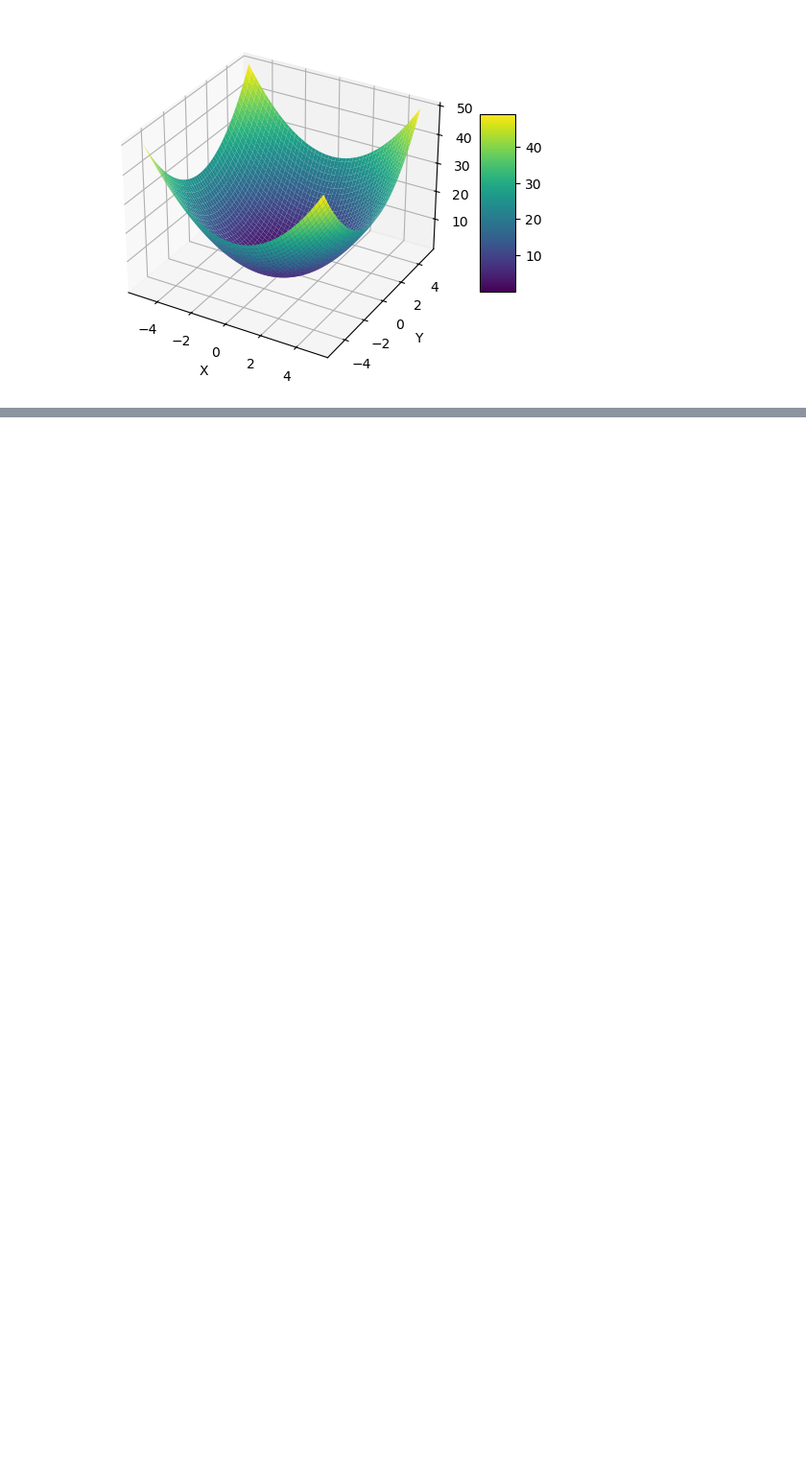
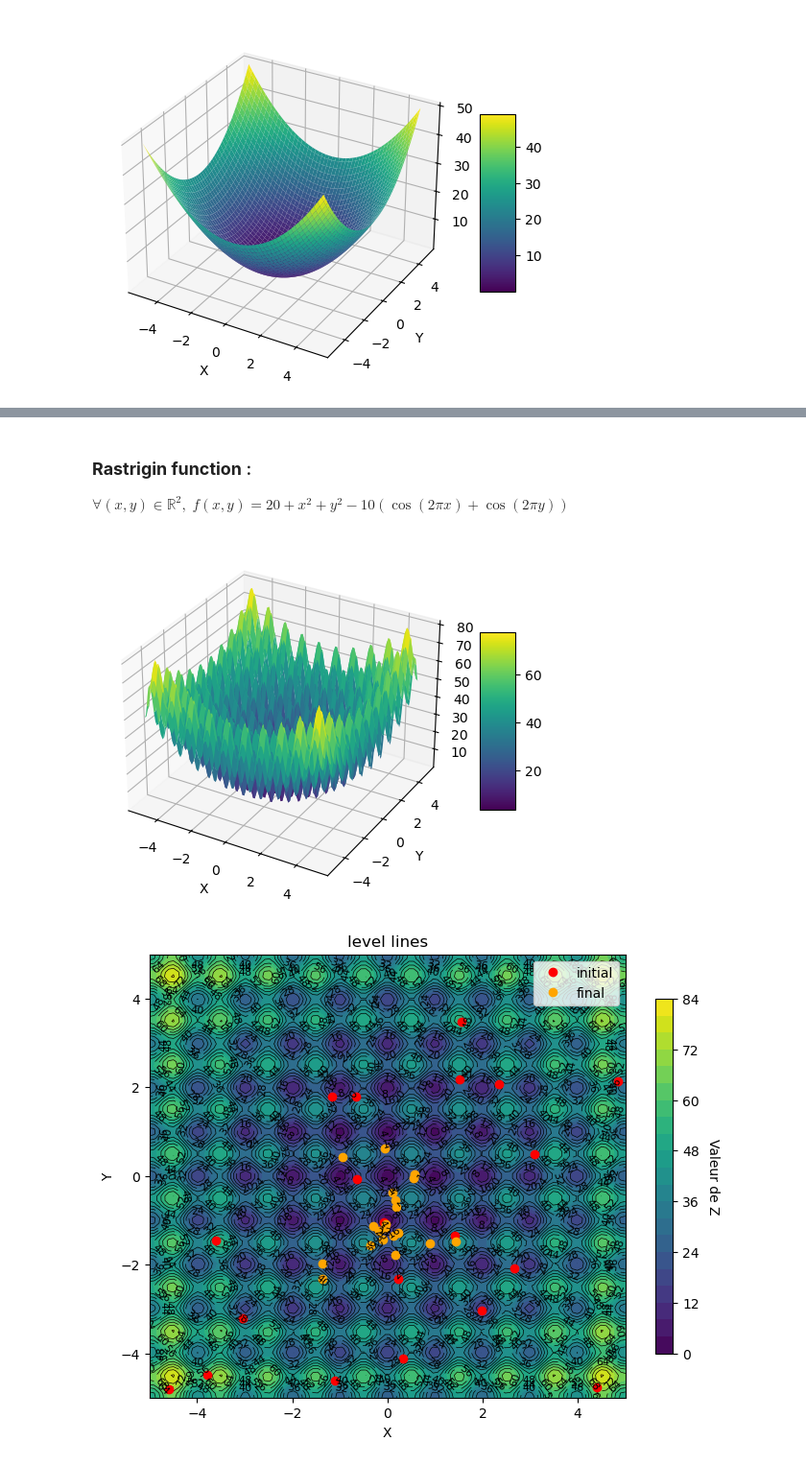
Before and after one commit to MohamedKeteb/optimization_pso_cbo, a Jupyter notebook: 2d_pso.ipynb, the cells around one changed output, grey strips where cells are left out. Shown at 96% size. Saved outputs shown, nothing was run; the diff lists cells and outputs as text; code cells hidden in the pictures; blank space fills up the shorter version.

```diff
--- a/2d_pso.ipynb
+++ b/2d_pso.ipynb
@@ -197,0 +356,14 @@ plt.show()
+# %% [markdown]
+### **Rastrigin  function** :
+$
+\forall (x, y)\in \mathbb{R}^2,\; f(x, y) = 20 + x^2 + y^2 - 10 \left( \cos(2\pi x) + \cos(2\pi y) \right)
+$
+# %%
+def rastrigin(x):
+    return 20+x[0]**2+x[1]**2-10*(np.cos(2*np.pi*x[0])+np.cos(2*np.pi*x[1]))
+# %%
+function = rastrigin
+visualize_2d_pso(N, T, c1, c2, w, k, x_inf, x_sup, function)
+# %% [output]
+[figure, added]
+[figure, added]
```
Also changed, not shown: parts of 26 cells of this notebook, 1 other file.
